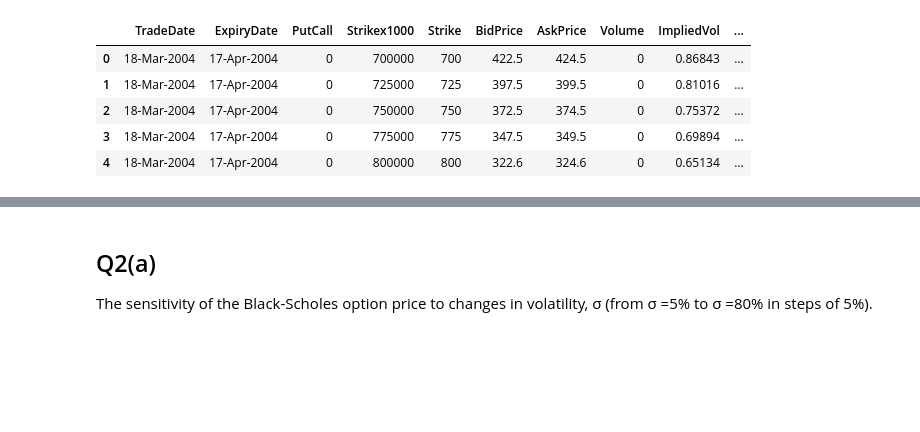
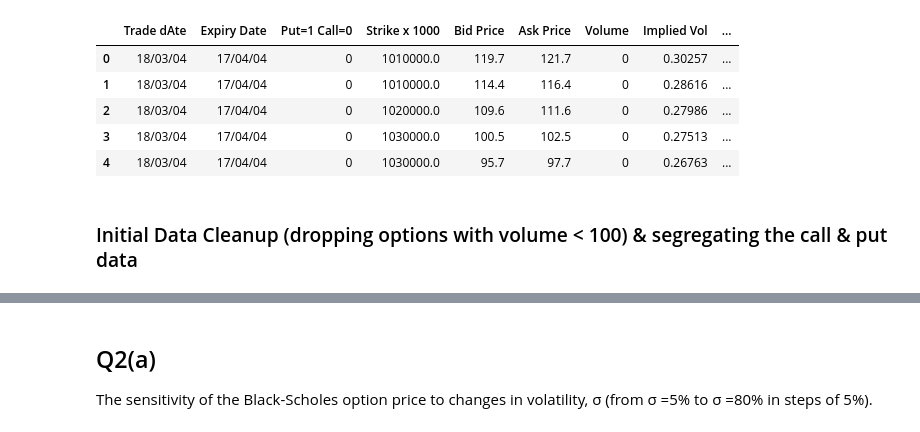
Before and after one commit to kuntojirohan/options-pricing-project, a Jupyter notebook: derivatives_assignment.ipynb, the cells around one changed output, grey strips where cells are left out. Drawn from its saved outputs; the diff is of its cells as text; code cells hidden in the pictures; blank space fills up the shorter version.

```diff
--- a/derivatives_assignment.ipynb
+++ b/derivatives_assignment.ipynb
@@ -6,12 +7,16 @@ import pandas as pd
 import matplotlib.pyplot as plt
 import seaborn as sns
 # %%
-df = pd.read_csv("call_options.csv")
-df.head()
+# load the relevant optionsdata corresponding to our assigned date 18-03-2004
+optionsData = pd.read_csv("input resources/OptionData.csv")
+# print("Size: ", optionsData.shape)
+optionsData.head()
 # %% [output]
-|  | TradeDate | ExpiryDate | PutCall | Strikex1000 | Strike | BidPrice | AskPrice | Volume | ImpliedVol | ... |
-| 0 | 18-Mar-2004 | 17-Apr-2004 | 0 | 700000 | 700 | 422.5 | 424.5 | 0 | 0.86843 | ... |
-| 1 | 18-Mar-2004 | 17-Apr-2004 | 0 | 725000 | 725 | 397.5 | 399.5 | 0 | 0.81016 | ... |
-| 2 | 18-Mar-2004 | 17-Apr-2004 | 0 | 750000 | 750 | 372.5 | 374.5 | 0 | 0.75372 | ... |
-| 3 | 18-Mar-2004 | 17-Apr-2004 | 0 | 775000 | 775 | 347.5 | 349.5 | 0 | 0.69894 | ... |
-| 4 | 18-Mar-2004 | 17-Apr-2004 | 0 | 800000 | 800 | 322.6 | 324.6 | 0 | 0.65134 | ... |
+|  | Trade dAte | Expiry Date | Put=1 Call=0 | Strike x 1000 | Bid Price | Ask Price | Volume | Implied Vol | ... |
+| 0 | 18/03/04 | 17/04/04 | 0 | 1010000.0 | 119.7 | 121.7 | 0 | 0.30257 | ... |
+| 1 | 18/03/04 | 17/04/04 | 0 | 1010000.0 | 114.4 | 116.4 | 0 | 0.28616 | ... |
+| 2 | 18/03/04 | 17/04/04 | 0 | 1020000.0 | 109.6 | 111.6 | 0 | 0.27986 | ... |
+| 3 | 18/03/04 | 17/04/04 | 0 | 1030000.0 | 100.5 | 102.5 | 0 | 0.27513 | ... |
+| 4 | 18/03/04 | 17/04/04 | 0 | 1030000.0 | 95.7 | 97.7 | 0 | 0.26763 | ... |
+# %% [markdown]
+### Initial Data Cleanup (dropping options with volume < 100) & segregating the call & put data
```
Also changed, not shown: parts of 38 cells of this notebook, 15 other files.
